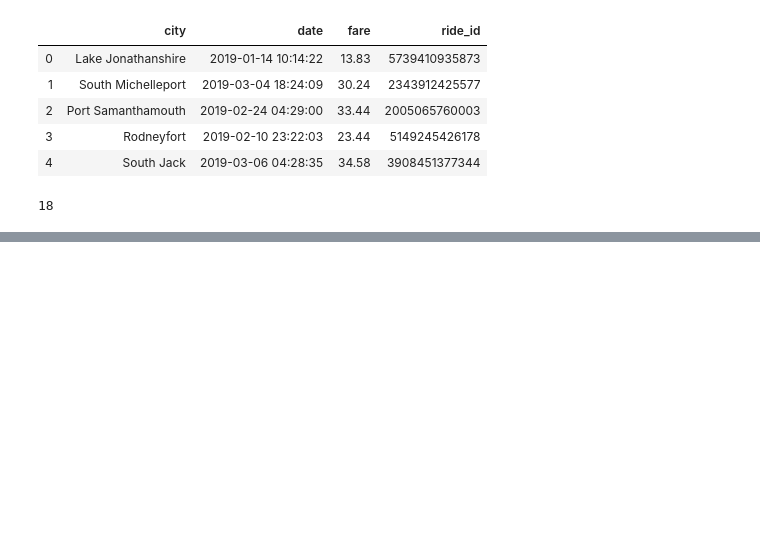
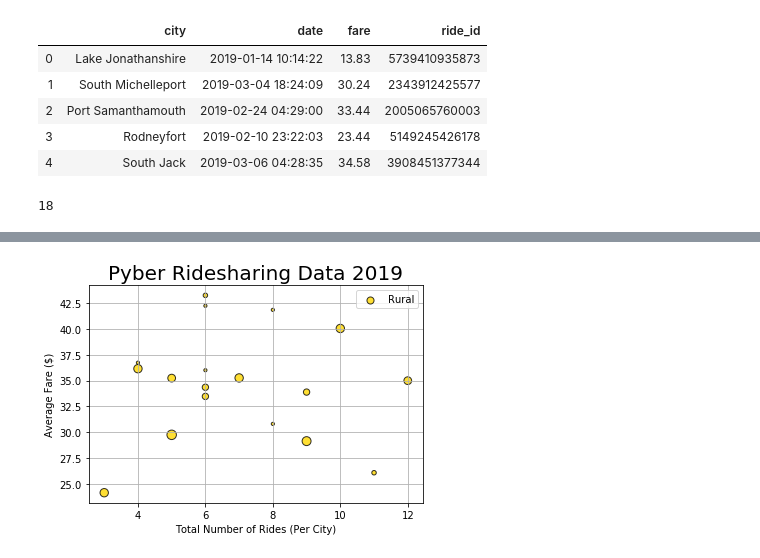
Before and after one commit to elizabethhwhitford/Pyber_Analysis, a Jupyter notebook: Pyber.ipynb, the cells around one changed output, grey strips where cells are left out. Cells and saved outputs as stored; diff of their text form; code cells hidden in the pictures; blank space fills up the shorter version.

```diff
--- a/Pyber.ipynb
+++ b/Pyber.ipynb
@@ -45,0 +95,11 @@ pyber_data_df.head()
+# %%
+# Scatter plot for rural analysis
+plt.scatter(rural_ride_count, rural_avg_fare, s=rural_driver_count*10, linewidths=1, edgecolor="black", c="gold", alpha=.8, label="Rural")
+plt.xlabel("Total Number of Rides (Per City)")
+plt.ylabel("Average Fare ($)")
+plt.title("Pyber Ridesharing Data 2019", fontsize=20)
+plt.grid(True)
+plt.legend()
+plt.show()
+# %% [output]
+[figure, added]
```
Also changed, not shown: parts of 10 cells of this notebook, 1 other file.
